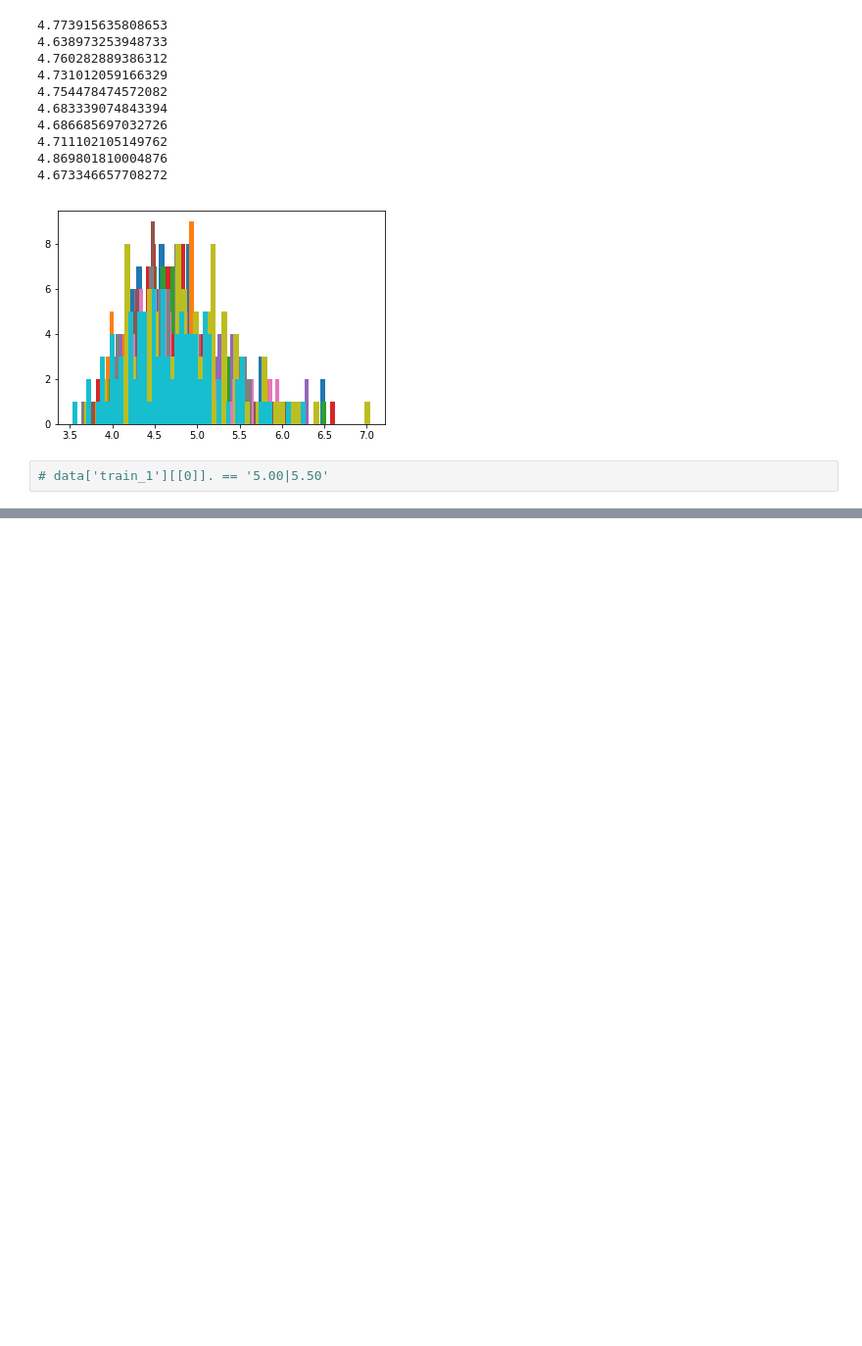
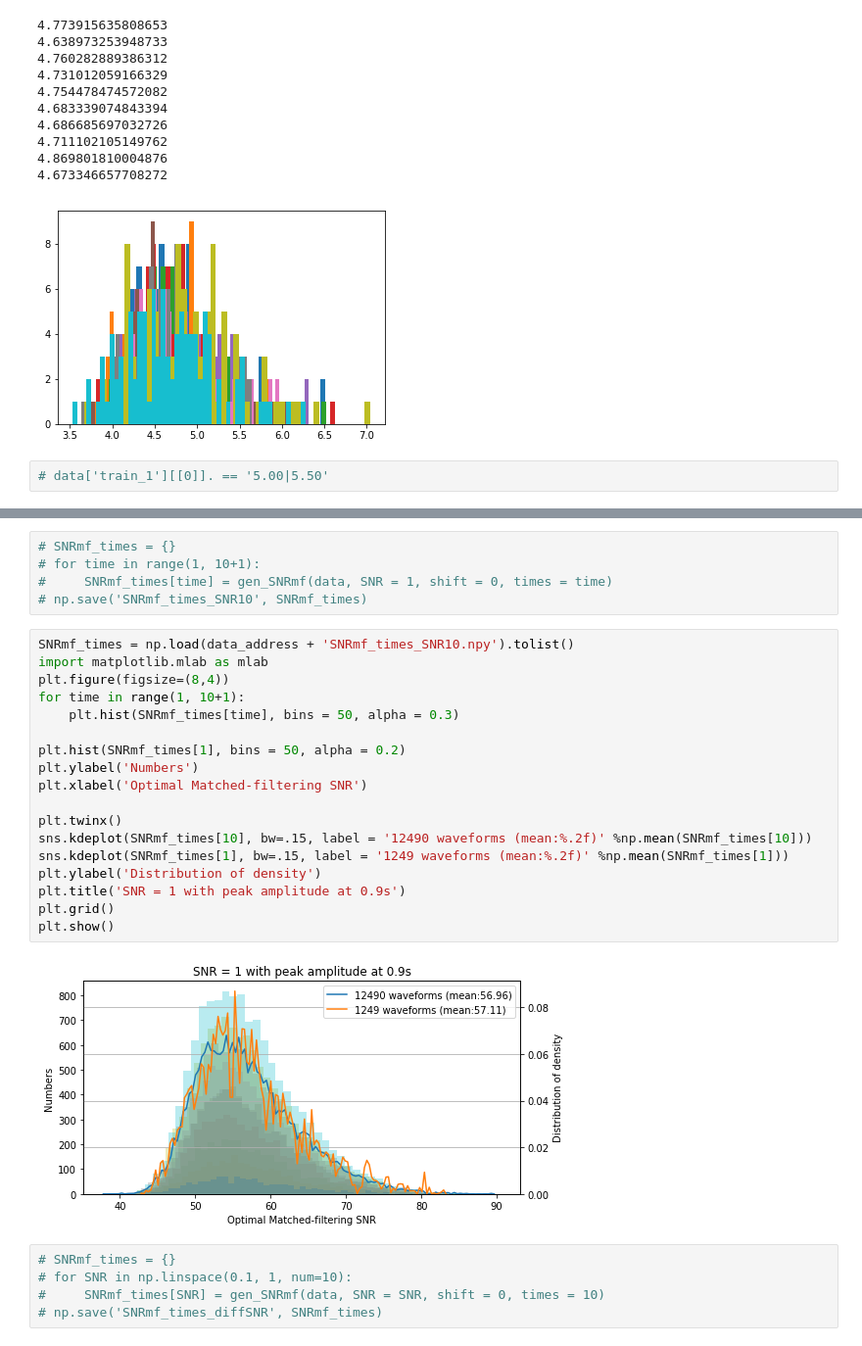
Before and after one commit to iphysresearch/Python4GW, a Jupyter notebook: SNR_mf_vs_SNR_amp.ipynb, the cells around one changed output, grey strips where cells are left out. Shown at 98% size. Saved outputs shown, nothing was run; the diff lists cells and outputs as text; blank space fills up the shorter version.

```diff
--- a/SNR_mf_vs_SNR_amp.ipynb
+++ b/SNR_mf_vs_SNR_amp.ipynb
@@ -65,0 +197,30 @@ for mass in tt.unique()[-10:]:
+# %%
+# SNRmf_times = {}
+# for time in range(1, 10+1):
+#     SNRmf_times[time] = gen_SNRmf(data, SNR = 1, shift = 0, times = time)
+# np.save('SNRmf_times_SNR10', SNRmf_times)
+# %%
+SNRmf_times = np.load(data_address + 'SNRmf_times_SNR10.npy').tolist()
+import matplotlib.mlab as mlab
+plt.figure(figsize=(8,4))
+for time in range(1, 10+1):
+    plt.hist(SNRmf_times[time], bins = 50, alpha = 0.3)
+
+plt.hist(SNRmf_times[1], bins = 50, alpha = 0.2)
+plt.ylabel('Numbers')
+plt.xlabel('Optimal Matched-filtering SNR')
+
+plt.twinx()
+sns.kdeplot(SNRmf_times[10], bw=.15, label = '12490 waveforms (mean:%.2f)' %np.mean(SNRmf_times[10]))
+sns.kdeplot(SNRmf_times[1], bw=.15, label = '1249 waveforms (mean:%.2f)' %np.mean(SNRmf_times[1]))
+plt.ylabel('Distribution of density')
+plt.title('SNR = 1 with peak amplitude at 0.9s')
+plt.grid()
+plt.show()
+# %% [output]
+[figure, added]
+# %%
+# SNRmf_times = {}
+# for SNR in np.linspace(0.1, 1, num=10):
+#     SNRmf_times[SNR] = gen_SNRmf(data, SNR = SNR, shift = 0, times = 10)
+# np.save('SNRmf_times_diffSNR', SNRmf_times)
```
Also changed, not shown: parts of 13 cells of this notebook, 6 other files.
